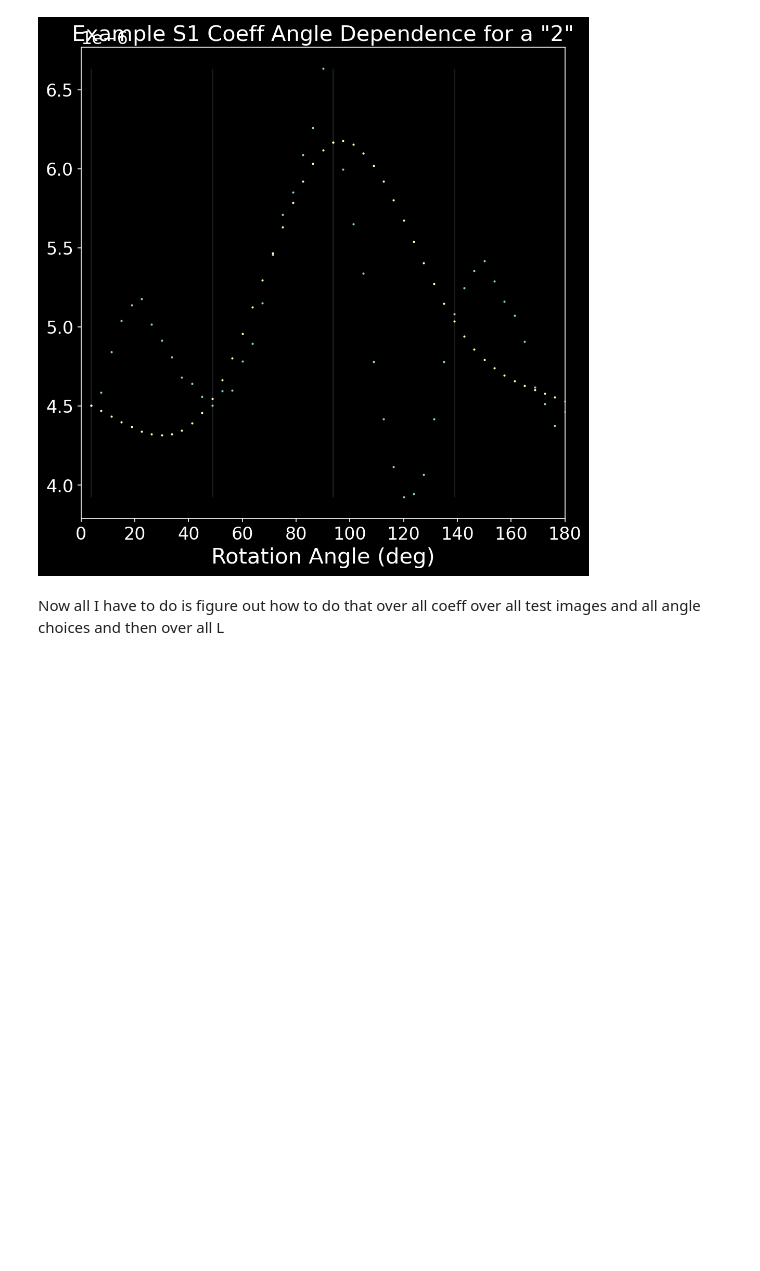
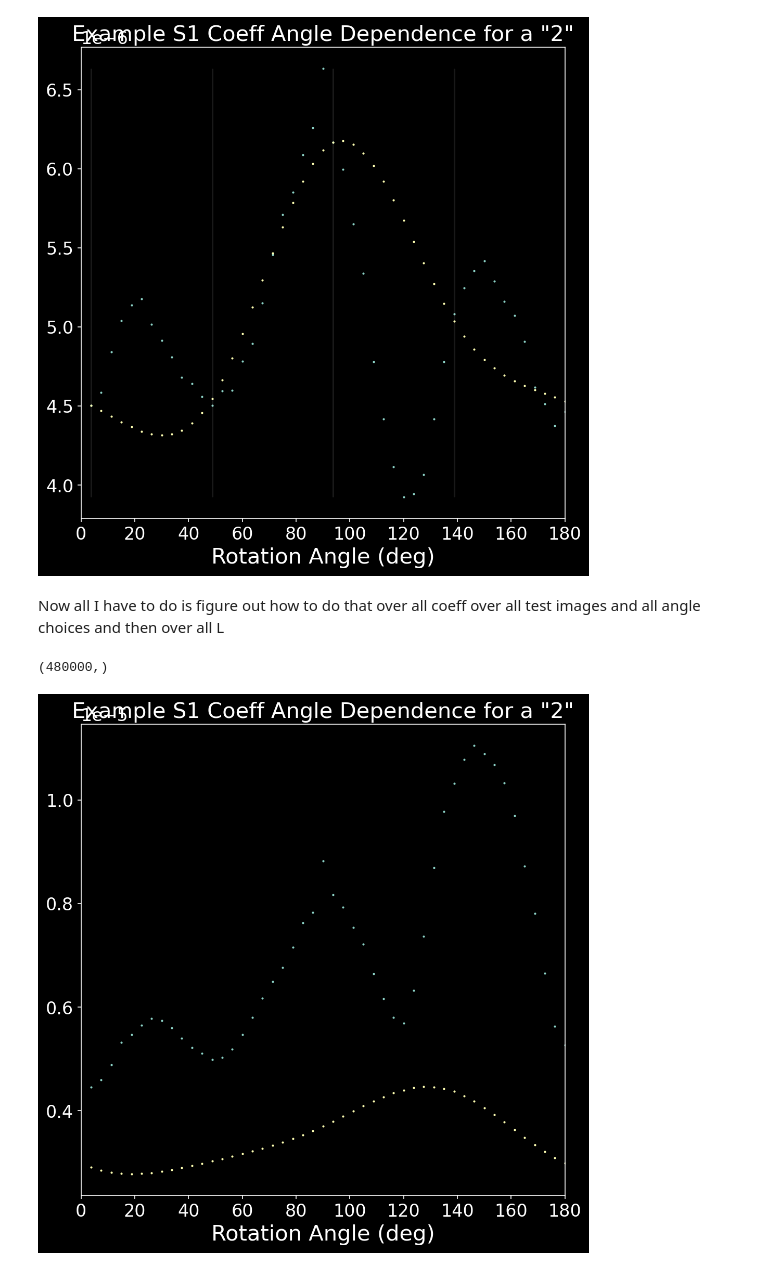
Before and after one commit to andrew-saydjari/DHC, a Jupyter notebook: Daily/2021_03_10.ipynb, the cells around one changed output. Cells and saved outputs as stored; diff of their text form; code cells hidden in the pictures; blank space fills up the shorter version.

```diff
--- a/Daily/2021_03_10.ipynb
+++ b/Daily/2021_03_10.ipynb
@@ -906,0 +913,17 @@ f = interpolate.CubicSpline(x_interp,y_interp,axis=0,bc_type='periodic')
+# %%
+equiv_std = np.zeros((len(angle_test),2))
+
+x_for_compare = mnist_DHC_out_test_L4s_angles*180/np.pi
+for j in tqdm(range(len(angle_test))):
+    k = np.floor_divide(j,48)
+    x_interp = np.array([angle_test[j]+(i+1)*np.pi/4 for i in range(4)])*180/np.pi
+    x_interp = np.append(x_interp,180+x_interp[0])
+    y_interp = shifted_coeff[:,j,:]
+    y_interp = np.vstack((y_interp,y_interp[0,:].reshape(1,y_interp.shape[1])))
+    f = interpolate.CubicSpline(x_interp,y_interp,axis=0,bc_type='periodic')
+    ext_y = f(x_for_compare)
+    real_y = mnist_DHC_out_test_L4s[48*k:48*(k+1),:]
+    diff = ext_y-real_y
+    max_val = np.amax([ext_y,real_y],axis=0)
+    equiv_std[j,0] = np.mean(np.abs(np.divide(diff,max_val)))
+    equiv_std[j,1] = np.mean(np.abs(diff))
@@ -906,0 +934,32 @@ f = interpolate.CubicSpline(x_interp,y_interp,axis=0,bc_type='periodic')
+# %%
+angle_test.shape
+# %% [output]
+(480000,)
+# %%
+j=480000-1
+x_interp = np.array([angle_test[j]+(i+1)*np.pi/4 for i in range(4)])*180/np.pi
+# %%
+fig = plt.figure(figsize=(8,8),dpi=150)
+ax = fig.add_subplot(111)
+k=0
+data = mnist_DHC_out_test_L4s[48*k:48*(k+1),2+5*4+1]
+
+plt.scatter(x_for_compare,data,s=1)
+
+data1 = ext_y[:,2+5*4+1]
+
+plt.scatter(x_for_compare,data1,s=1)
+
+min_y = data.min()
+max_y = data.max()
+
+for i in x_interp:
+    plt.vlines(i,min_y,max_y,'w',alpha=0.1)
+
+plt.title('Example S1 Coeff Angle Dependence for a "2"')
+plt.xlabel('Rotation Angle (deg)')
+plt.xlim([0,180])
+
+plt.show()
+# %% [output]
+[figure, added]
```
Also changed, not shown: parts of 18 cells of this notebook, 5 other files.
